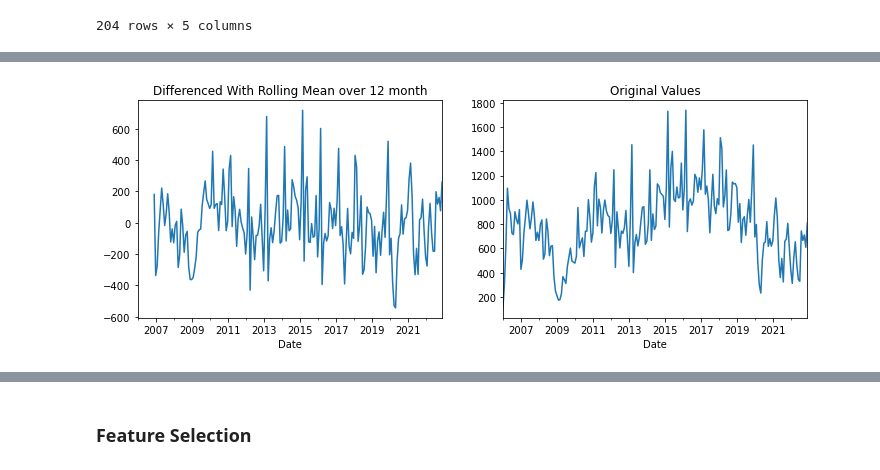
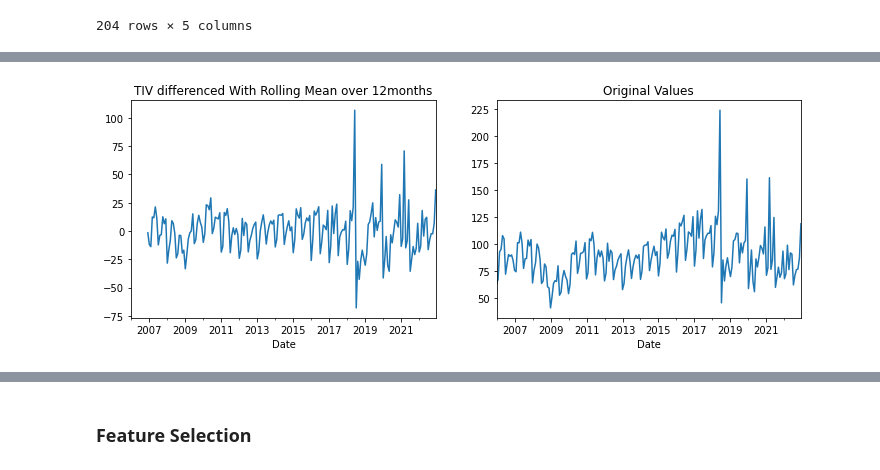
Before and after one commit to martinel-UAS/projects, a Jupyter notebook: 5. Master_thesis/1.Data_exploration.ipynb, the cells around one changed output, grey strips where cells are left out. Cells and saved outputs as stored; diff of their text form; code cells hidden in the pictures.

```diff
--- a/5. Master_thesis/1.Data_exploration.ipynb
+++ b/5. Master_thesis/1.Data_exploration.ipynb
@@ -190,14 +162,14 @@ We will also include the rolling standard deviation to see how much the data var
 # Determine rolling statistics
 # Wwindow size 12 denotes 12 months, giving rolling mean at yearly level
 window_size = 12
-df["rolling_avg"] = df['Orders'].rolling(window=window_size).mean()
-df["rolling_std"] = df['Orders'].rolling(window=window_size).std()
+df["rolling_avg"] = df[dep_var].rolling(window=window_size).mean()
+df["rolling_std"] = df[dep_var].rolling(window=window_size).std()
 
 title = 'Rolling Mean & Standard Deviation - ' + country
 
 fig= go.Figure()
 
-fig.add_trace(go.Scatter(dict(x=df.index, y=df['Orders'], mode='lines', name= 'Original')))
+fig.add_trace(go.Scatter(dict(x=df.index, y=df[dep_var], mode='lines', name= 'Original')))
 fig.add_trace(go.Scatter(dict(x=df.index, y=df['rolling_avg'], mode='lines', name= 'Rolling Mean')))
 fig.add_trace(go.Scatter(dict(x=df.index, y=df['rolling_std'], mode='lines', name= 'Rolling Std')))
 
@@ -409,15 +376,7 @@ df_fe
 | 2022-12-01 | 810 | 9.145037 | 7.5 | 1.97 | 118.958257 |
 204 rows × 5 columns
 # %%
-# Feature engineering
+# Feature engineering - Seasonal patterns
 df_fe['Quarter'] = pd.PeriodIndex(df_fe.index, freq='Q').quarter
 df_fe['Month'] = pd.PeriodIndex(df_fe.index, freq='M').month
-#df_fe['Year'] = pd.PeriodIndex(df_fe.index, freq='Y').year
-
-#df_fe['Orders_lagged_1m'] = df_fe['Orders'].shift(1)
-df_fe['Orders_lagged_12m'] = df_fe['Orders'].shift(12)
-
-for i in range (3,6):
-    df_fe['LTIR_lagged_' + str(i) + 'm'] = df_fe.LTIR.shift(i)
-    df_fe['CPI_lagged_' + str(i) + 'm'] = df_fe.CPI.shift(i)
-    df_fe['UR_lagged_' + str(i) + 'm'] = df_fe.UR.shift(i)
+df_fe['Year'] = pd.PeriodIndex(df_fe.index, freq='Y').year
@@ -423,0 +400,5 @@ for i in range (3,6):
+# %%
+# Feature engineering - Lagged target variable 1m/3m/6m/12m
+range = [1,3,6,9,12]
+for r in range:
+    df_fe[dep_var + '_lag' + str(r)] = df_fe[dep_var].shift(r)
@@ -423,0 +422,6 @@ for i in range (3,6):
+# %%
+columns = df.columns.difference([dep_var])
+
+for r in range:
+    for c in columns:
+        df_fe[c + '_lag' + str(r)] = df_fe[dep_var].shift(r)
@@ -424,13 +447,14 @@ for i in range (3,6):
 # %%
-# Remove trend
-rolling_mean = df.Orders.rolling(window = 12).mean()
-df_fe['Orders_rolled_detrended'] = df_fe.Orders - rolling_mean
+# Create features of the rolling mean (detrended)
+w = 12
+rolling_mean = df[dep_var].rolling(window = w).mean()
+df_fe[dep_var + '_rolled_detrended'] = df_fe[dep_var] - rolling_mean
 ax1 = plt.subplot(121)
-df_fe['Orders_rolled_detrended'].plot(figsize=(12,4), title="Differenced With Rolling Mean over 12 month", ax=ax1);
+df_fe[dep_var + '_rolled_detrended'].plot(figsize=(12,4), title=dep_var + ' differenced With Rolling Mean over ' + str(w) + 'months', ax=ax1);
 ax2 = plt.subplot(122)
-df_fe.Orders.plot(figsize=(12,4), title="Original Values", ax=ax2);
+df_fe[dep_var].plot(figsize=(12,4), title="Original Values", ax=ax2);
 # %% [output]
-[figure, old version]
+[figure, new version]
 # %%
 # Remove seasonality
 # Differencing Over Time-Series with Rolling Mean taken over 12 Months
```
Also changed, not shown: parts of 40 cells of this notebook, 9 other files.
